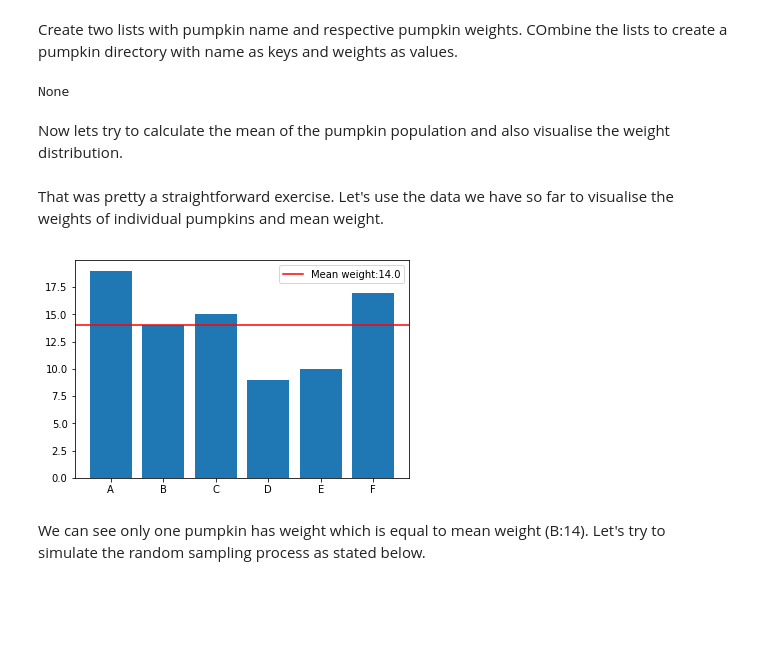
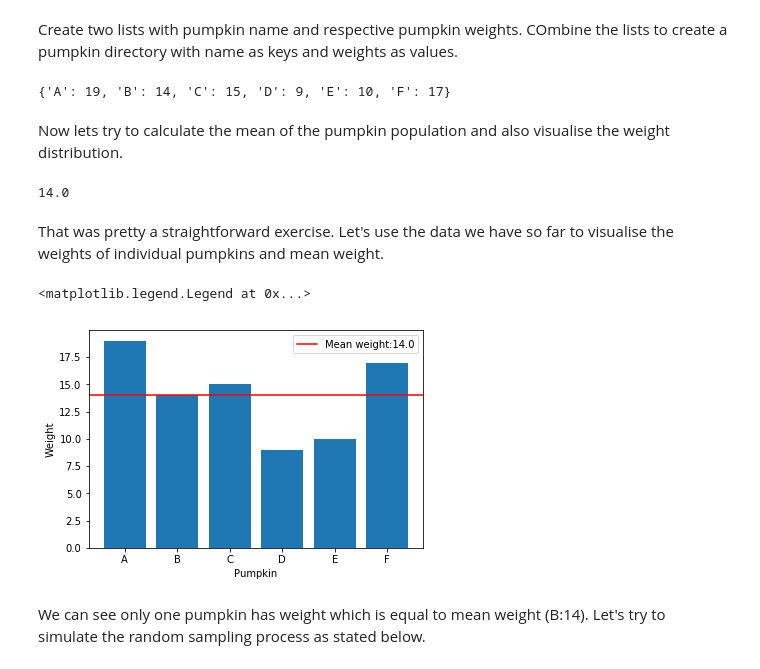
Before and after one commit to learn-co-students/ds-stats-std_err-nyc-career-ds-062518, a Jupyter notebook: index.ipynb, the cells around one changed output. Saved outputs shown, nothing was run; the diff lists cells and outputs as text; code cells hidden in the pictures; blank space fills up the shorter version.

```diff
--- a/index.ipynb
+++ b/index.ipynb
@@ -51,18 +51,18 @@ Create two lists with pumpkin name and respective pumpkin weights. COmbine the l
 # %%
 # Create two lists with pumpkin names and weights
 
-pumpkin = None
-weights = None
+pumpkin = ['A','B','C','D','E','F']
+weights = [19,14,15,9,10,17]
 
 # Combine both lists to create a dictionary
 
-pumpkin_dict = None
+pumpkin_dict = dict(zip(pumpkin,weights))
 
 print (pumpkin_dict)
 
 #{'A': 19, 'B': 14, 'C': 15, 'D': 9, 'E': 10, 'F': 17}
 # %% [output]
-None
+{'A': 19, 'B': 14, 'C': 15, 'D': 9, 'E': 10, 'F': 17}
 # %% [markdown]
 Now lets try to calculate the mean of the pumpkin population and also visualise the weight distribution.
 # %%
@@ -71,7 +71,7 @@ Now lets try to calculate the mean of the pumpkin population and also visualise
 def calculate_mu(x):
 
     # USe the formula for mu given above
-    d = None
+    d = sum(x.values())/len(x)
 
     return (d)
 
@@ -79,12 +79,21 @@ mu = calculate_mu(pumpkin_dict)
 mu
 
 # 14.0
+# %% [output]
+14.0
 # %% [markdown]
 That was pretty a straightforward exercise. Let's use the data we have so far to visualise the weights of individual pumpkins and mean weight.
 # %%
 # Plot a bar graph showing weights of pumpkins and highlight the mean weight
+plt.bar(pumpkin_dict.keys(),pumpkin_dict.values())
+plt.axhline(y=mu, color='r', linestyle='-',
+            label = "Mean weight:" + str(mu))
+plt.xlabel('Pumpkin')
+plt.ylabel('Weight')
+plt.legend()
 # %% [output]
+<matplotlib.legend.Legend at 0x...>
-[figure, old version]
+[figure, new version]
 # %% [markdown]
 We can see only one pumpkin has weight which is equal to mean weight (B:14). Let's try to simulate the random sampling process as stated below.
 # %% [markdown]
```
Also changed, not shown: parts of 7 cells of this notebook.
